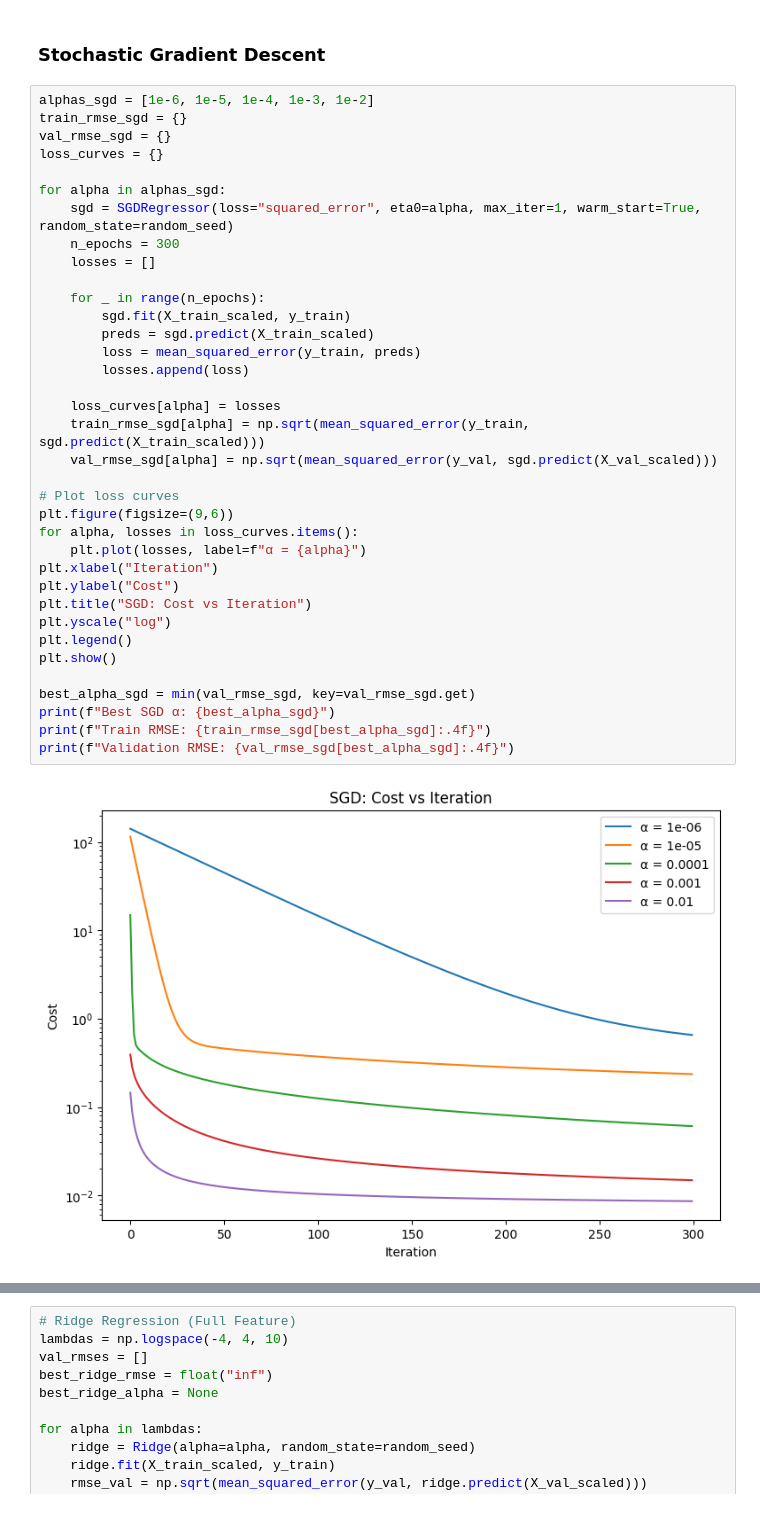
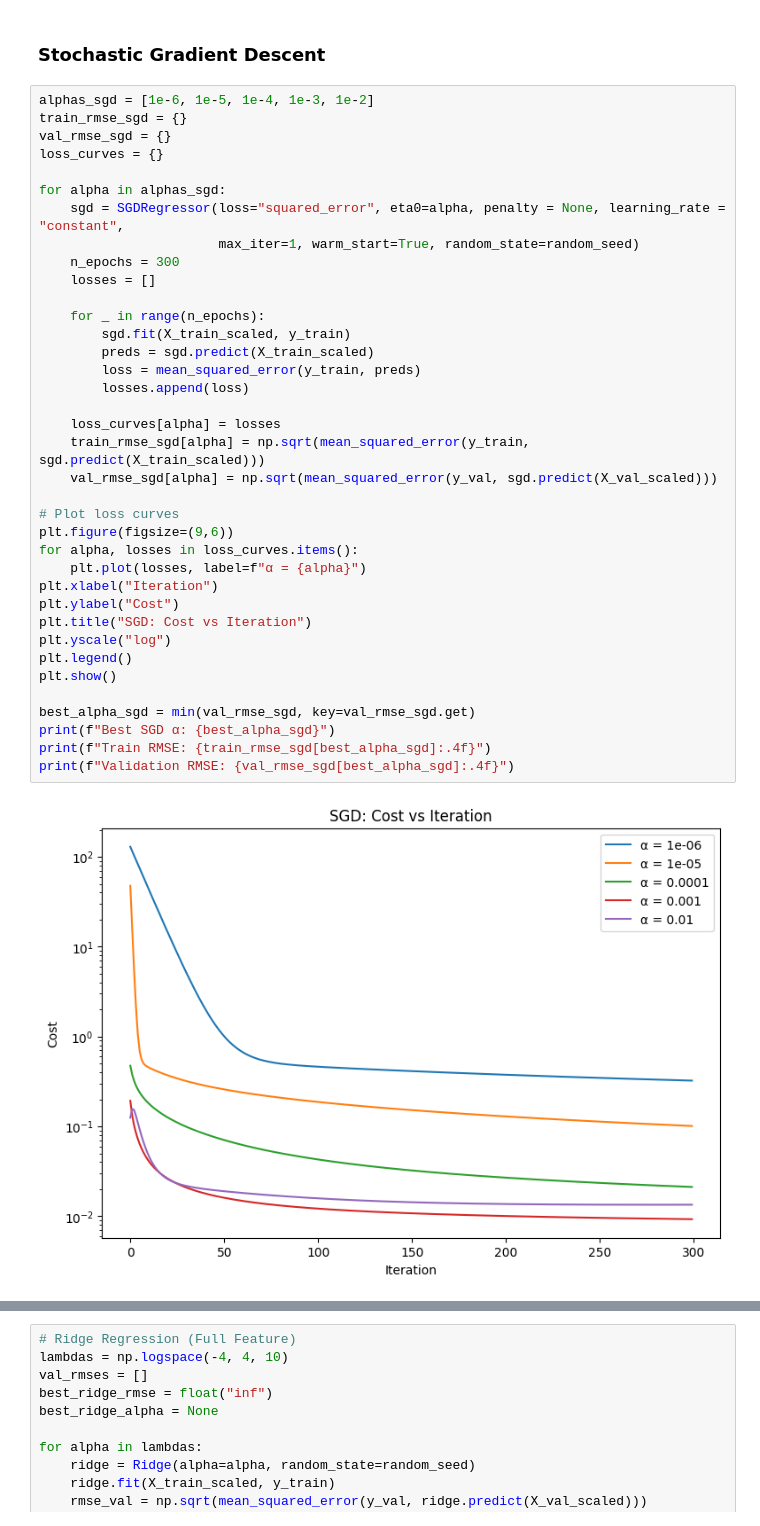
Before and after one commit to ericaezhou/econ_107, a Jupyter notebook: week_2/ECON 107_Week 2 Discussion_TA.ipynb, the cells around one changed output, grey strips where cells are left out. Drawn from its saved outputs; the diff is of its cells as text.

```diff
--- a/week_2/ECON 107_Week 2 Discussion_TA.ipynb
+++ b/week_2/ECON 107_Week 2 Discussion_TA.ipynb
@@ -383,34 +495,35 @@ val_rmse_sgd = {}
 loss_curves = {}
 
 for alpha in alphas_sgd:
-    sgd = SGDRegressor(loss="squared_error", eta0=alpha, max_iter=1, warm_start=True, random_state=random_seed)
+    sgd = SGDRegressor(loss="squared_error", eta0=alpha, penalty = None, learning_rate = "constant",
+                       max_iter=1, warm_start=True, random_state=random_seed)
     n_epochs = 300
     losses = []
 
     for _ in range(n_epochs):
         sgd.fit(X_train_scaled, y_train)
         preds = sgd.predict(X_train_scaled)
         loss = mean_squared_error(y_train, preds)
         losses.append(loss)
 
     loss_curves[alpha] = losses
     train_rmse_sgd[alpha] = np.sqrt(mean_squared_error(y_train, sgd.predict(X_train_scaled)))
     val_rmse_sgd[alpha] = np.sqrt(mean_squared_error(y_val, sgd.predict(X_val_scaled)))
 
 # Plot loss curves
 plt.figure(figsize=(9,6))
 for alpha, losses in loss_curves.items():
     plt.plot(losses, label=f"α = {alpha}")
 plt.xlabel("Iteration")
 plt.ylabel("Cost")
 plt.title("SGD: Cost vs Iteration")
 plt.yscale("log")
 plt.legend()
 plt.show()
 
 best_alpha_sgd = min(val_rmse_sgd, key=val_rmse_sgd.get)
 print(f"Best SGD α: {best_alpha_sgd}")
 print(f"Train RMSE: {train_rmse_sgd[best_alpha_sgd]:.4f}")
 print(f"Validation RMSE: {val_rmse_sgd[best_alpha_sgd]:.4f}")
 # %% [output]
-[figure, old version]
+[figure, new version]
```
Also changed, not shown: parts of 3 cells of this notebook.
